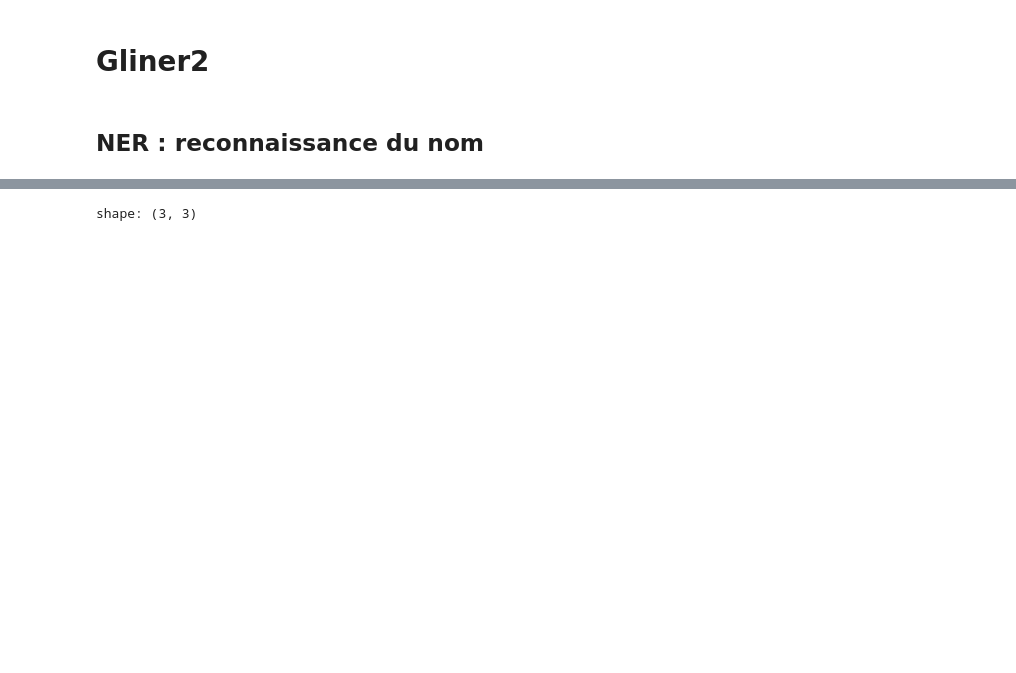
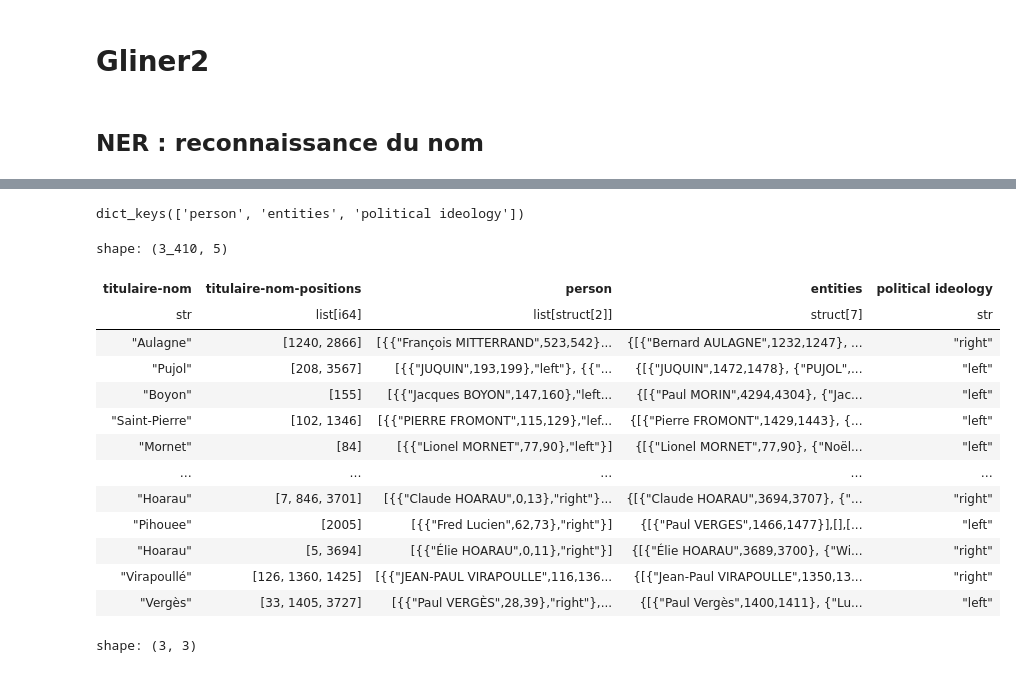
Before and after one commit to slithiaote/2026_NLP_project, a Jupyter notebook: Main.ipynb, the cells around one changed output, grey strips where cells are left out. Saved outputs shown, nothing was run; the diff lists cells and outputs as text; code cells hidden in the pictures; blank space fills up the shorter version.

Commit message:
dataset with all entities/structures/classes

```diff
--- a/Main.ipynb
+++ b/Main.ipynb
@@ -199,0 +385,4 @@ shape: (3, 3)
+# %%
+e0.keys()
+# %% [output]
+dict_keys(['person', 'entities', 'political ideology'])
@@ -199,0 +417,17 @@ shape: (3, 3)
+# %%
+pl.read_parquet("df_gliner_full.parquet").unnest("res").select(pl.selectors.by_name("titulaire-nom","titulaire-nom-positions","person","entities","political ideology"))
+# %% [output]
+shape: (3_410, 5)
+| titulaire-nom | titulaire-nom-positions | person | entities | political ideology |
+| str | list[i64] | list[struct[2]] | struct[7] | str |
+| "Aulagne" | [1240, 2866] | [{{"François MITTERRAND",523,542}... | {[{"Bernard AULAGNE",1232,1247}, ... | "right" |
+| "Pujol" | [208, 3567] | [{{"JUQUIN",193,199},"left"}, {{"... | {[{"JUQUIN",1472,1478}, {"PUJOL",... | "left" |
+| "Boyon" | [155] | [{{"Jacques BOYON",147,160},"left... | {[{"Paul MORIN",4294,4304}, {"Jac... | "left" |
+| "Saint-Pierre" | [102, 1346] | [{{"PIERRE FROMONT",115,129},"lef... | {[{"Pierre FROMONT",1429,1443}, {... | "left" |
+| "Mornet" | [84] | [{{"Lionel MORNET",77,90},"left"}] | {[{"Lionel MORNET",77,90}, {"Noël... | "left" |
+| … | … | … | … | … |
+| "Hoarau" | [7, 846, 3701] | [{{"Claude HOARAU",0,13},"right"}... | {[{"Claude HOARAU",3694,3707}, {"... | "right" |
+| "Pihouee" | [2005] | [{{"Fred Lucien",62,73},"right"}] | {[{"Paul VERGES",1466,1477}],[],[... | "left" |
+| "Hoarau" | [5, 3694] | [{{"Élie HOARAU",0,11},"right"}] | {[{"Élie HOARAU",3689,3700}, {"Wi... | "right" |
+| "Virapoullé" | [126, 1360, 1425] | [{{"JEAN-PAUL VIRAPOULLE",116,136... | {[{"Jean-Paul VIRAPOULLE",1350,13... | "right" |
+| "Vergès" | [33, 1405, 3727] | [{{"Paul VERGÈS",28,39},"right"},... | {[{"Paul Vergès",1400,1411}, {"Lu... | "left" |
```
Also changed, not shown: parts of 23 cells of this notebook, 2 other files.
